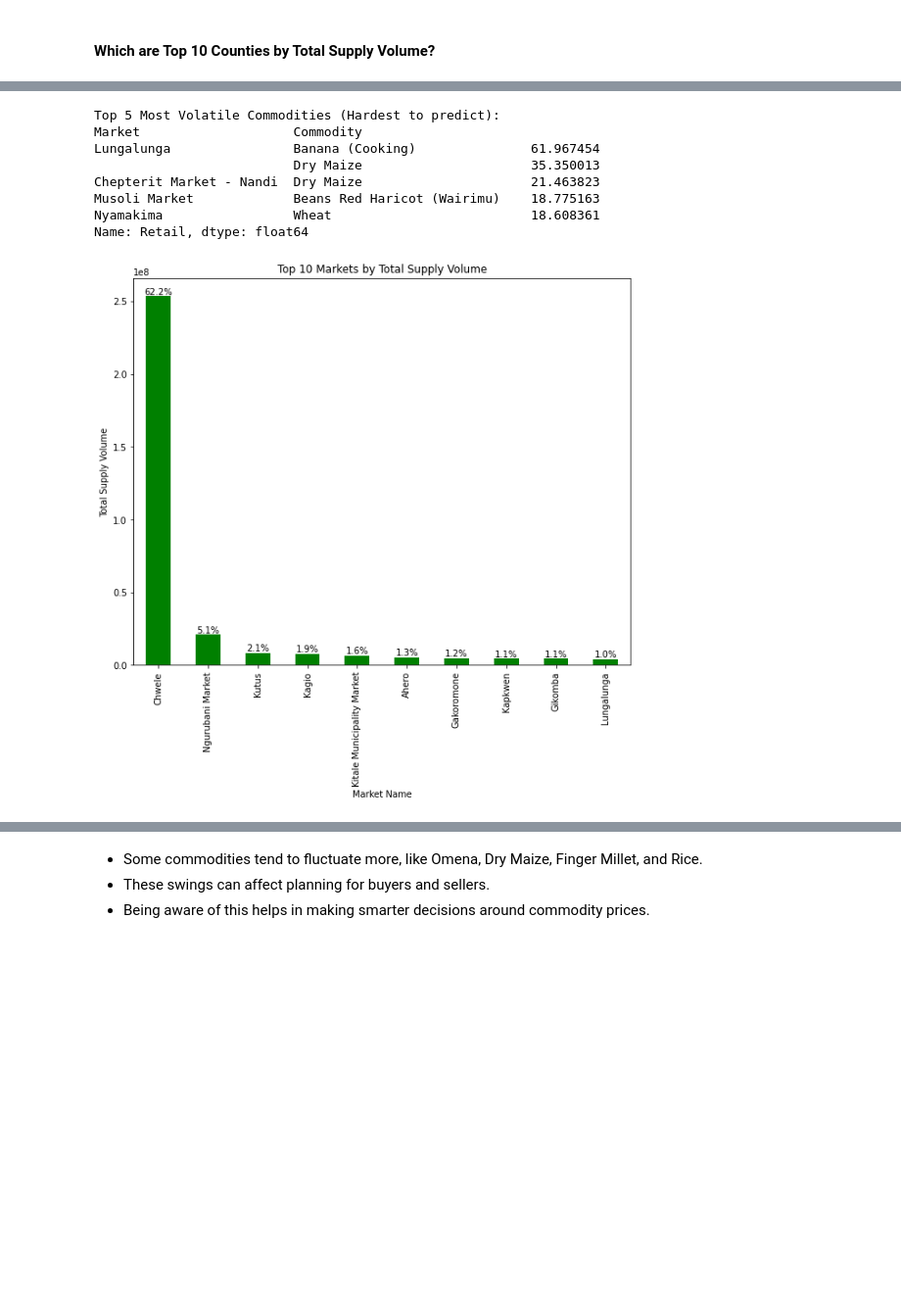
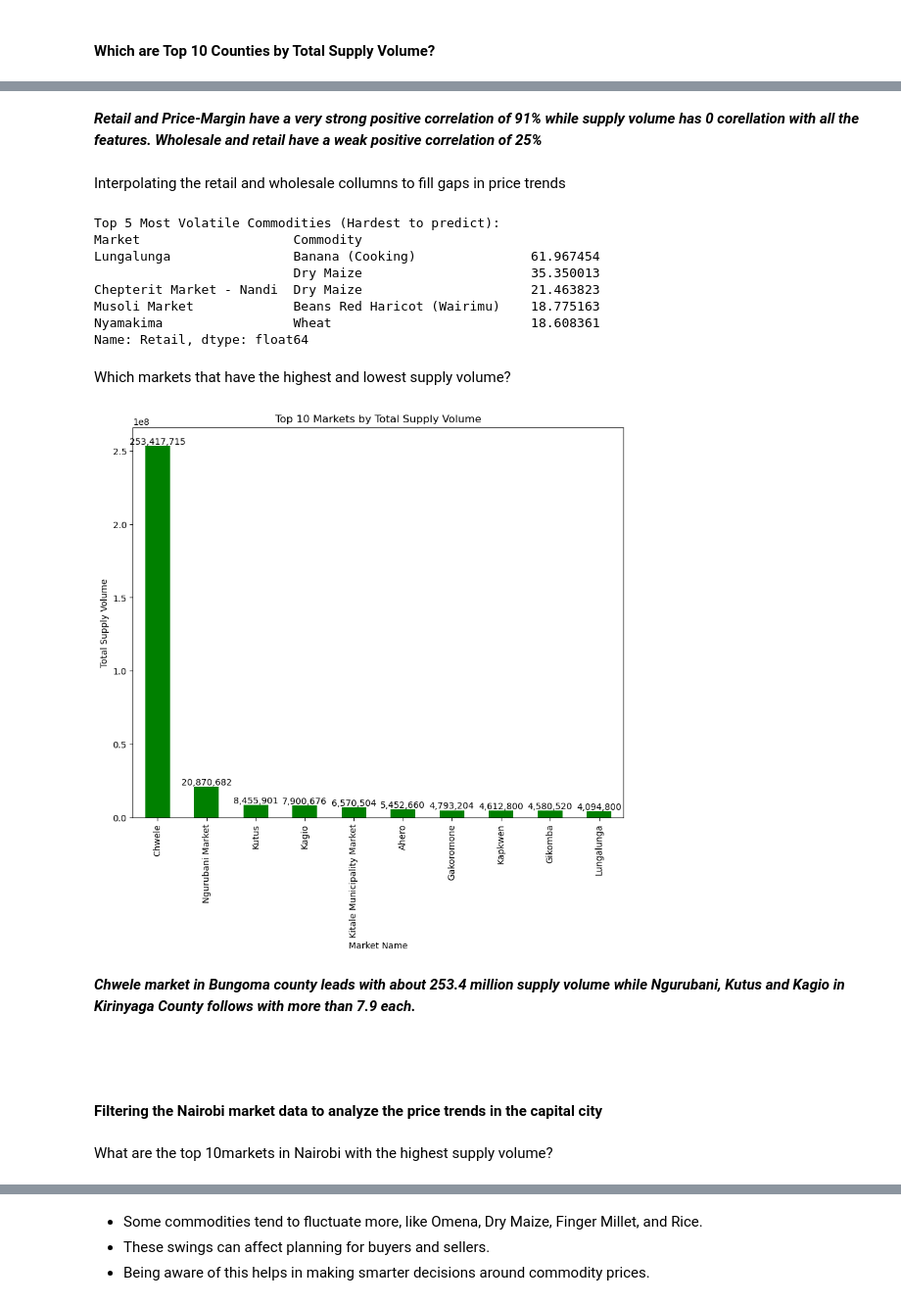
Before and after one commit to Victor-Mufasa/Agricultural-Commodity-Price-Forecasting, a Jupyter notebook: index.ipynb, the cells around one changed output, grey strips where cells are left out. Shown at 98% size. Saved outputs shown, nothing was run; the diff lists cells and outputs as text; code cells hidden in the pictures; blank space fills up the shorter version.

````diff
--- a/index.ipynb
+++ b/index.ipynb
@@ -291,8 +314,10 @@ memory usage: 3.2+ MB
 # %%
 # Visualize top 10 commodities by average profit margin percentage
 plt.figure(figsize=(12, 6))
-data.groupby('Commodity')['Margin_Percentage'].mean().sort_values(ascending=False).head(10).plot(kind='bar', color='skyblue')
+df1 = data.groupby('Commodity')['Margin_Percentage'].mean().sort_values(ascending=False)
+df1.head(10).plot(kind='bar', color='skyblue')
 plt.title('Top 10 Commodities with Highest Profit Margins (%)')
 plt.ylabel('Average Margin %')
-plt.show()
+for i in range(len(df1.head(10))):
+				plt.text(i, df1.head(10).values[i], f"{df1.head(10).values[i]:.2f}%", ha='center', va='bottom');
 # %% [output]
@@ -302,8 +329,9 @@ plt.show()
 # %%
 
 plt.figure(figsize=(12, 6))
-data.groupby('County')['Supply Volume'].sum().sort_values(ascending=False).head(10).plot(kind='bar', color='green')
-plt.title('Total Supply Volume by County')
+df2 = data.groupby('County')['Supply Volume'].sum().sort_values(ascending=False)
+df2.head(10).plot(kind='bar', color='green')
 plt.ylabel('Total Volume')
-plt.show()
+for	i in range(len(df2.head(10))):
+				plt.text(i, df2.head(10).values[i], f"{df2.head(10).values[i]:,.0f}", ha='center', va='bottom');
 # %% [output]
@@ -311,8 +343,10 @@ plt.show()
 # %%
 # Analyze price trends for key commodities
 plt.figure(figsize=(10,6))
-data.groupby('Commodity')['Retail'].mean().sort_values(ascending=False).head(10).plot(kind='bar')
+df3 = data.groupby('Commodity')['Retail'].mean().sort_values(ascending=False)
+df3.head(10).plot(kind='bar')
 plt.ylabel("Avg Retail Price")
 plt.title("Top 10 Most Expensive Commodities")
-plt.show()
+for i in range(len(df3.head(10))):
+				plt.text(i, df3.head(10).values[i], f"{df3.head(10).values[i]:,.2f}", ha='center', va='bottom');
 # %% [output]
@@ -329 +368,6 @@ plt.show()
+# %% [markdown]
+***Retail and Price-Margin have a very strong positive correlation of 91% while supply volume has 0 corellation with all the features. Wholesale and retail have a weak positive correlation of 25%***
+# %% [markdown]
+
+Interpolating the retail and wholesale collumns to fill gaps in price trends
 # %%
@@ -347,28 +390,30 @@ Chepterit Market - Nandi  Dry Maize                      21.463823
 Musoli Market             Beans Red Haricot (Wairimu)    18.775163
 Nyamakima                 Wheat                          18.608361
 Name: Retail, dtype: float64
+# %% [markdown]
+Which markets that have the highest and lowest supply volume?
 # %%
 # Visualize top 10 markets by total supply volume
 plt.figure(figsize=(10,8))
-df1 = data.groupby('Market')['Supply Volume'].sum().sort_values(ascending=False)
-df1.head(10).plot(kind='bar', color='green')
+df5 = data.groupby('Market')['Supply Volume'].sum().sort_values(ascending=False)
+df5.head(10).plot(kind='bar', color='green')
 plt.xlabel("Market Name")
 plt.ylabel("Total Supply Volume")
 plt.title('Top 10 Markets by Total Supply Volume')
 total = data.groupby('Market')['Supply Volume'].sum().sum()
-for i, rate in enumerate(df1.head(10)):
-   plt.text(
-        i,
-        rate,
-        f"{rate/total:.1%}",
-        ha='center',
-        va='bottom',
-        fontsize=10
-    );
+for i in range(len(df5.head(10))):
+				plt.text(i, df5.head(10).values[i], f"{df5.head(10).values[i]:,.0f}", ha='center', va='bottom');
 # %% [output]
-[figure, old version]
+[figure, new version]
+# %% [markdown]
+***Chwele market in Bungoma county leads with about 253.4 million supply volume while Ngurubani, Kutus and Kagio in Kirinyaga County follows with more than 7.9 each.***
+```python
+# %% [markdown]
+#### Filtering the Nairobi	market data to analyze the price trends in the capital city
 # %%
 # Creating a list of markets for major cities
 Nairobi_data = data[data['County'].str.contains('Nairobi', case=False, na=False)]
+# %% [markdown]
+What are the top 10markets in Nairobi with the highest supply volume?
 # %%
 plt.figure(figsize=(10,8))
````
Also changed, not shown: parts of 60 cells of this notebook.
